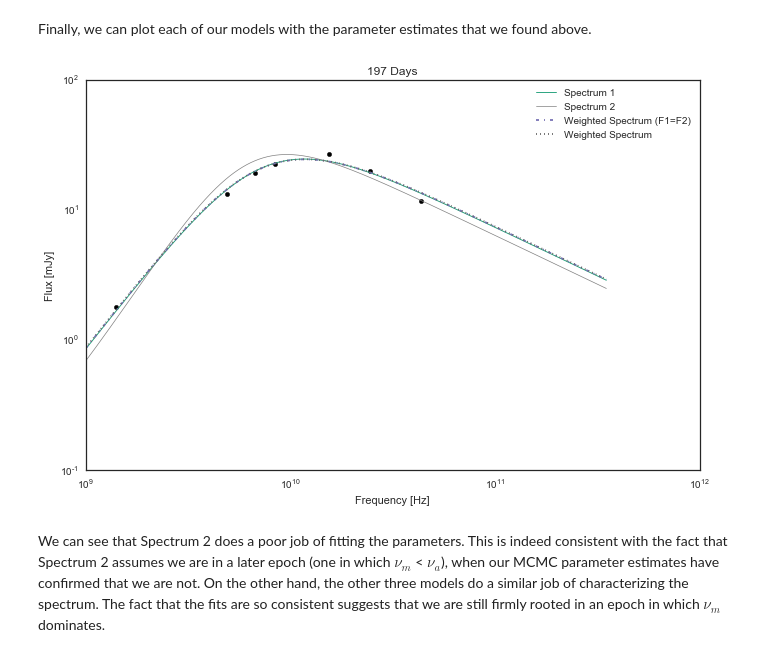
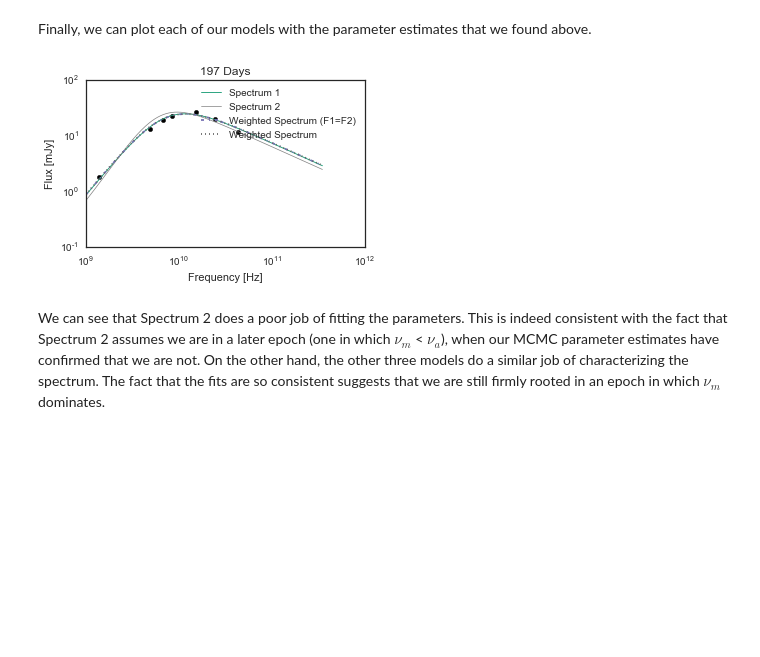
Before and after one commit to tarraneh/SyncMCMC, a Jupyter notebook: tutorial.ipynb, the cells around one changed output. Cells and saved outputs as stored; diff of their text form; code cells hidden in the pictures; blank space fills up the shorter version.

```diff
--- a/tutorial.ipynb
+++ b/tutorial.ipynb
@@ -284,21 +289,21 @@ Model 4 MCMC result:
 Finally, we can plot each of our models with the parameter estimates that we found above.
 # %%
 v_range = np.linspace(1E9,350E9,1E4)
-plt.figure(figsize=(11,7))
+plt.figure(figsize=(5,3))
 plt.scatter(freqs,flux,color='k')
 plt.plot(v_range,spectrum(v_range,F_mcmc[0],va_mcmc[0],vm_mcmc[0]),color='#1b9e77',label='Spectrum 1',lw='0.9')
 plt.plot(v_range,spectrum_2(v_range,F_spec2_mcmc[0],va_spec2_mcmc[0],vm_spec2_mcmc[0]),color='grey',label='Spectrum 2',lw='0.7')
 plt.plot(v_range,weighted_spectrum(v_range,F_spec3_mcmc[0],va_spec3_mcmc[0],vm_spec3_mcmc[0]),ls='-.',color='#7570b3',label='Weighted Spectrum (F1=F2)')
 plt.plot(v_range,comb_spectrum(v_range,F_spec4_mcmc[0],F2_spec4_mcmc[0],va_spec4_mcmc[0],vm_spec4_mcmc[0]),ls=':',color='#666666',label='Weighted Spectrum')
 plt.legend()
 plt.xscale('log')
 plt.yscale('log')
 plt.title('197 Days')
 plt.xlabel('Frequency [Hz]')
 plt.ylabel('Flux [mJy]')
 plt.show()
 # %% [output]
-[figure, old version]
+[figure, new version]
 # %% [markdown]
 We can see that Spectrum 2 does a poor job of fitting the parameters. This is indeed consistent with the fact that Spectrum 2 assumes we are in a later epoch (one in which $\nu_m$ < $\nu_a$), when our MCMC parameter estimates have confirmed that we are not. On the other hand, the other three models do a similar job of characterizing the spectrum. The fact that the fits are so consistent suggests that we are still firmly rooted in an epoch in which $\nu_m$ dominates.
 # %% [markdown]
```
Also changed, not shown: parts of 17 cells of this notebook, 2 other files.
